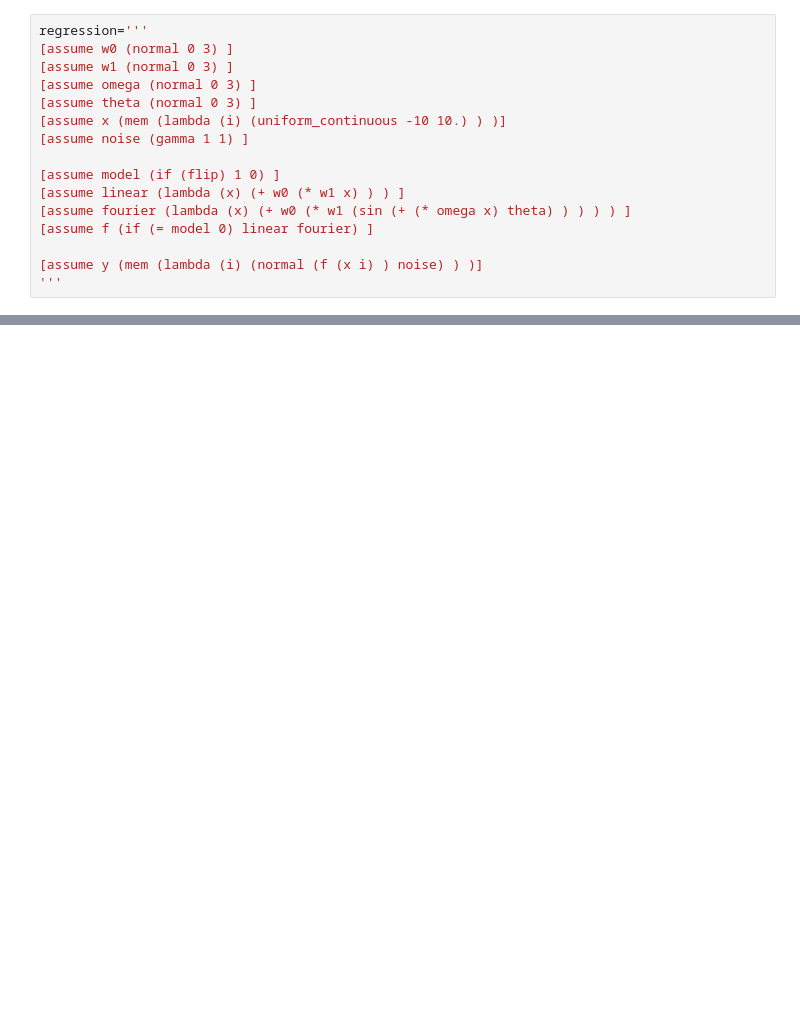
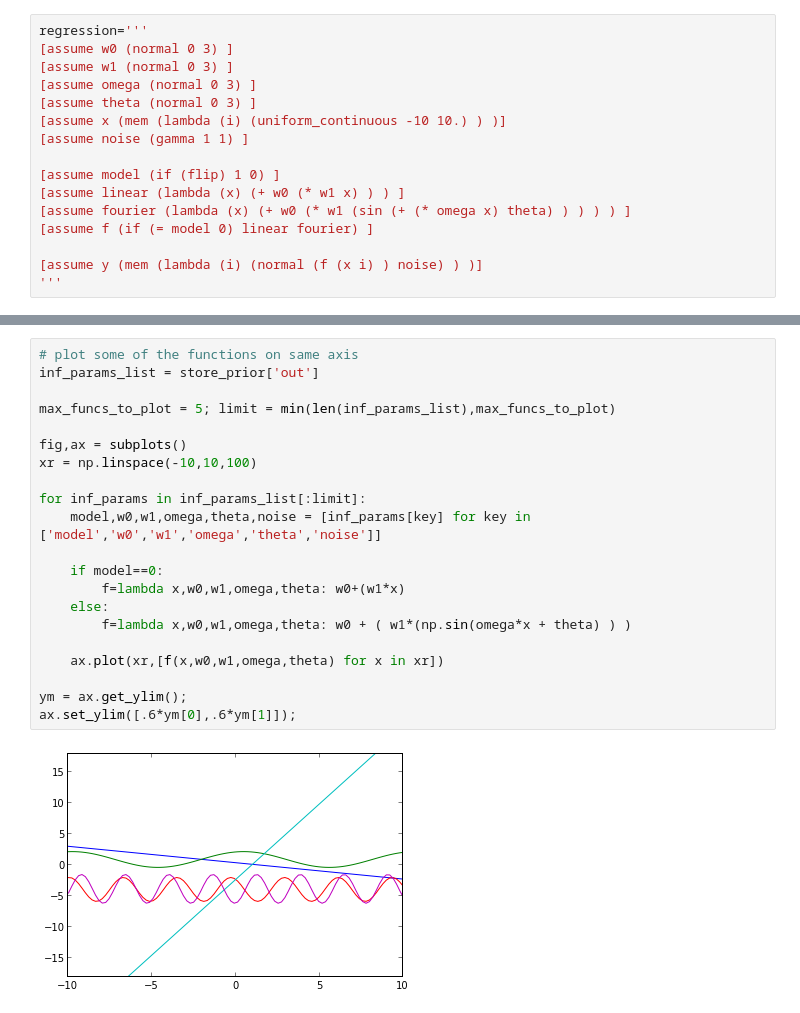
Before and after one commit to owainevans/myunit, a Jupyter notebook: simp_reg_demo.ipynb, the cells around one changed output, grey strips where cells are left out. Saved outputs shown, nothing was run; the diff lists cells and outputs as text; blank space fills up the shorter version.

```diff
--- a/simp_reg_demo.ipynb
+++ b/simp_reg_demo.ipynb
@@ -26,0 +83,23 @@ v.execute_program(regression);
+# %%
+# plot some of the functions on same axis
+inf_params_list = store_prior['out']
+
+max_funcs_to_plot = 5; limit = min(len(inf_params_list),max_funcs_to_plot)
+
+fig,ax = subplots()
+xr = np.linspace(-10,10,100)
+
+for inf_params in inf_params_list[:limit]:
+    model,w0,w1,omega,theta,noise = [inf_params[key] for key in ['model','w0','w1','omega','theta','noise']]
+
+    if model==0:
+        f=lambda x,w0,w1,omega,theta: w0+(w1*x)
+    else:
+        f=lambda x,w0,w1,omega,theta: w0 + ( w1*(np.sin(omega*x + theta) ) )
+
+    ax.plot(xr,[f(x,w0,w1,omega,theta) for x in xr])
+
+ym = ax.get_ylim();
+ax.set_ylim([.6*ym[0],.6*ym[1]]);
+# %% [output]
+[figure, added]
```
Also changed, not shown: parts of 18 cells of this notebook.
